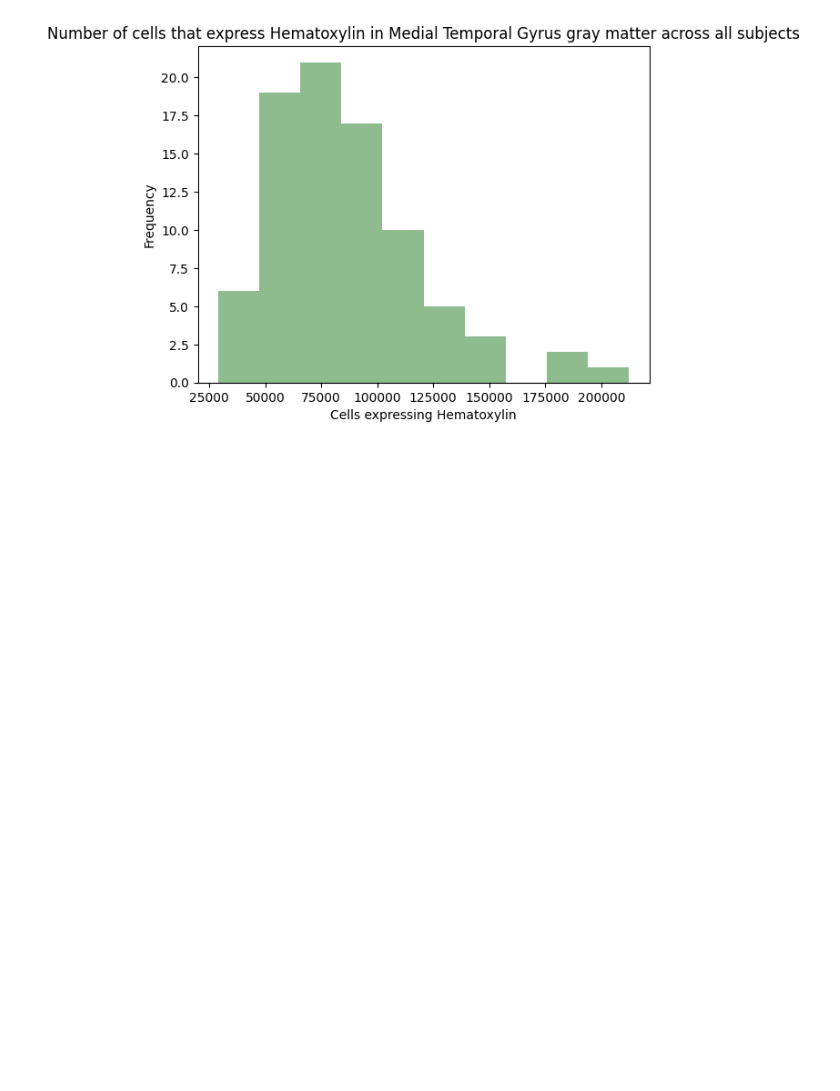
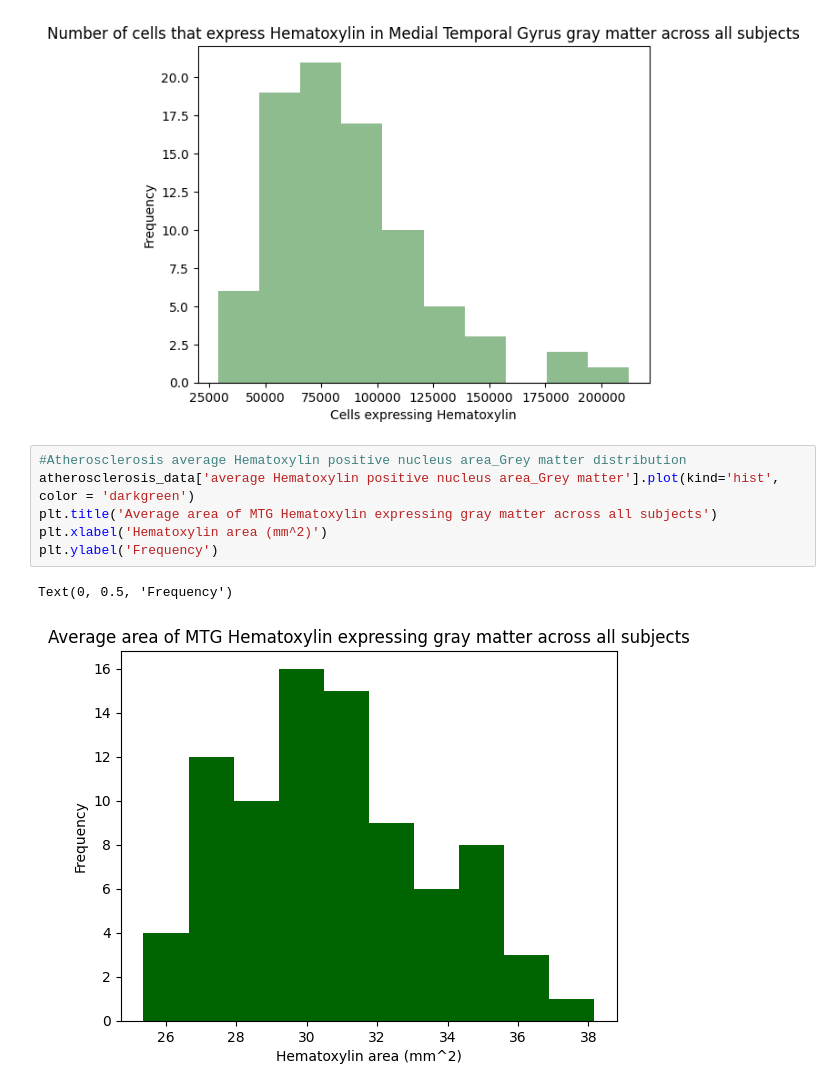
Before and after one commit to amandafriedmann/NEUR-Data-Analysis, a Jupyter notebook: FINAL_PROJECT_WORK.ipynb, the cells around one changed output. Saved outputs shown, nothing was run; the diff lists cells and outputs as text; blank space fills up the shorter version.

```diff
--- a/FINAL_PROJECT_WORK.ipynb
+++ b/FINAL_PROJECT_WORK.ipynb
@@ -55,3 +55,12 @@ plt.ylabel('Frequency')
 # %% [output]
 Text(0, 0.5, 'Frequency')
 [figure]
+# %%
+#Atherosclerosis average Hematoxylin positive nucleus area_Grey matter distribution
+atherosclerosis_data['average Hematoxylin positive nucleus area_Grey matter'].plot(kind='hist', color = 'darkgreen')
+plt.title('Average area of MTG Hematoxylin expressing gray matter across all subjects')
+plt.xlabel('Hematoxylin area (mm^2)')
+plt.ylabel('Frequency')
+# %% [output]
+Text(0, 0.5, 'Frequency')
+[figure, added]
```
